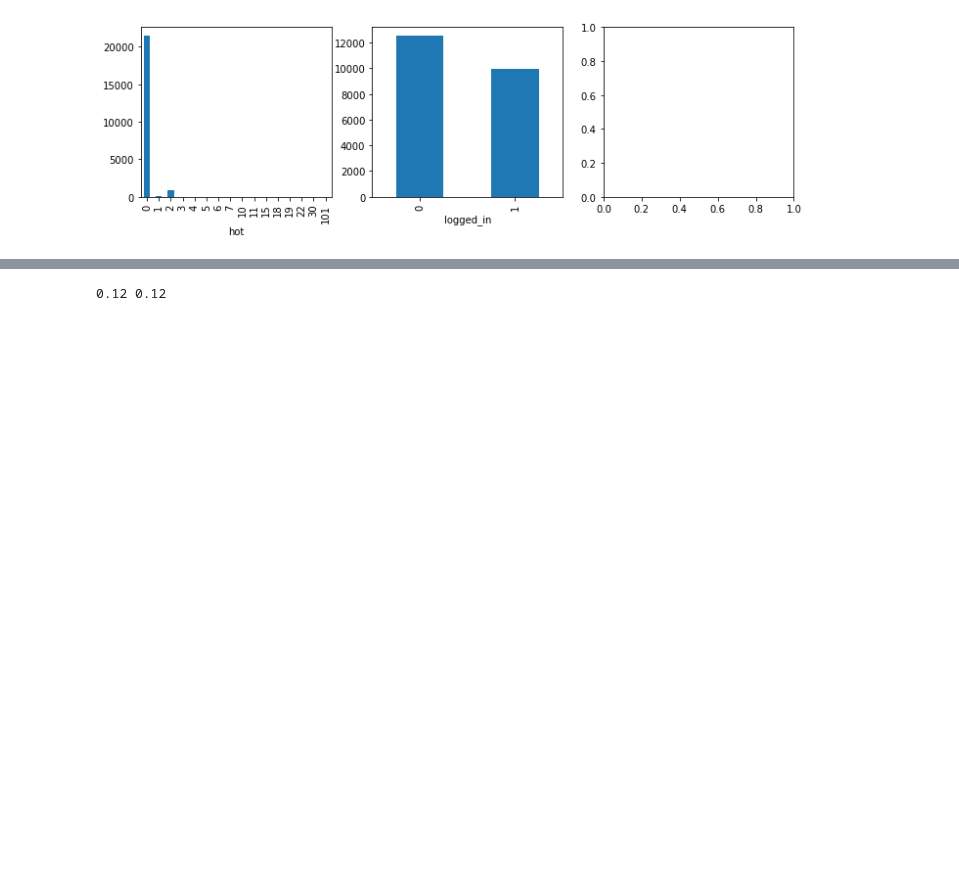
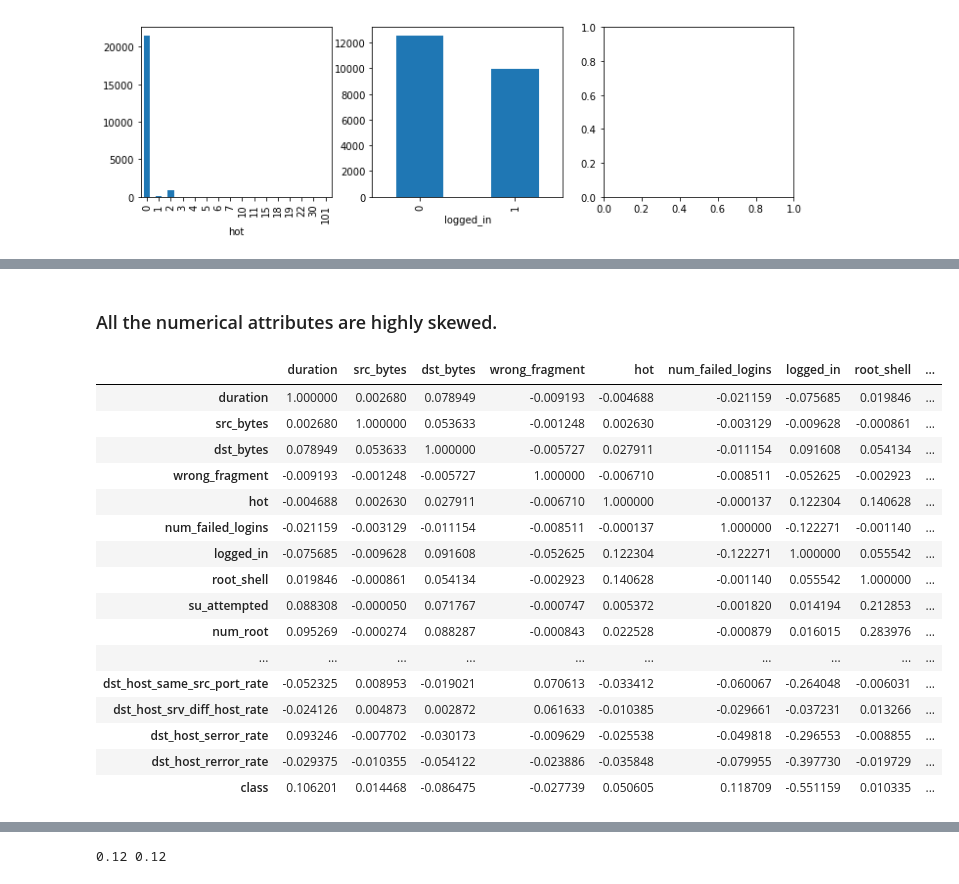
Before and after one commit to shivabansal1046/BITSAssignments, a Jupyter notebook: IDS_Assignment1/Network profiling.ipynb, the cells around one changed output, grey strips where cells are left out. Saved outputs shown, nothing was run; the diff lists cells and outputs as text; code cells hidden in the pictures; blank space fills up the shorter version.

```diff
--- a/IDS_Assignment1/Network profiling.ipynb
+++ b/IDS_Assignment1/Network profiling.ipynb
@@ -130,0 +151,26 @@ EDA(data, num_cols)
+# %% [markdown]
+### All the numerical attributes are highly skewed.
+# %%
+#converting class variable to 0 and 1 to get correlation with other columns
+
+data["class"].replace({"anomaly": 1, "normal": 0}, inplace=True)
+corr = data.corr()
+corr.style.apply(lambda x: ["background: red" if (v > 0.90 and v < 1) or v < -0.8 else "" for v in x], axis = 1)
+# %% [output]
+|  | duration | src_bytes | dst_bytes | wrong_fragment | hot | num_failed_logins | logged_in | root_shell | ... |
+| duration | 1.000000 | 0.002680 | 0.078949 | -0.009193 | -0.004688 | -0.021159 | -0.075685 | 0.019846 | ... |
+| src_bytes | 0.002680 | 1.000000 | 0.053633 | -0.001248 | 0.002630 | -0.003129 | -0.009628 | -0.000861 | ... |
+| dst_bytes | 0.078949 | 0.053633 | 1.000000 | -0.005727 | 0.027911 | -0.011154 | 0.091608 | 0.054134 | ... |
+| wrong_fragment | -0.009193 | -0.001248 | -0.005727 | 1.000000 | -0.006710 | -0.008511 | -0.052625 | -0.002923 | ... |
+| hot | -0.004688 | 0.002630 | 0.027911 | -0.006710 | 1.000000 | -0.000137 | 0.122304 | 0.140628 | ... |
+| num_failed_logins | -0.021159 | -0.003129 | -0.011154 | -0.008511 | -0.000137 | 1.000000 | -0.122271 | -0.001140 | ... |
+| logged_in | -0.075685 | -0.009628 | 0.091608 | -0.052625 | 0.122304 | -0.122271 | 1.000000 | 0.055542 | ... |
+| root_shell | 0.019846 | -0.000861 | 0.054134 | -0.002923 | 0.140628 | -0.001140 | 0.055542 | 1.000000 | ... |
+| su_attempted | 0.088308 | -0.000050 | 0.071767 | -0.000747 | 0.005372 | -0.001820 | 0.014194 | 0.212853 | ... |
+| num_root | 0.095269 | -0.000274 | 0.088287 | -0.000843 | 0.022528 | -0.000879 | 0.016015 | 0.283976 | ... |
+| ... | ... | ... | ... | ... | ... | ... | ... | ... | ... |
+| dst_host_same_src_port_rate | -0.052325 | 0.008953 | -0.019021 | 0.070613 | -0.033412 | -0.060067 | -0.264048 | -0.006031 | ... |
+| dst_host_srv_diff_host_rate | -0.024126 | 0.004873 | 0.002872 | 0.061633 | -0.010385 | -0.029661 | -0.037231 | 0.013266 | ... |
+| dst_host_serror_rate | 0.093246 | -0.007702 | -0.030173 | -0.009629 | -0.025538 | -0.049818 | -0.296553 | -0.008855 | ... |
+| dst_host_rerror_rate | -0.029375 | -0.010355 | -0.054122 | -0.023886 | -0.035848 | -0.079955 | -0.397730 | -0.019729 | ... |
+| class | 0.106201 | 0.014468 | -0.086475 | -0.027739 | 0.050605 | 0.118709 | -0.551159 | 0.010335 | ... |
```
Also changed, not shown: parts of 27 cells of this notebook.
